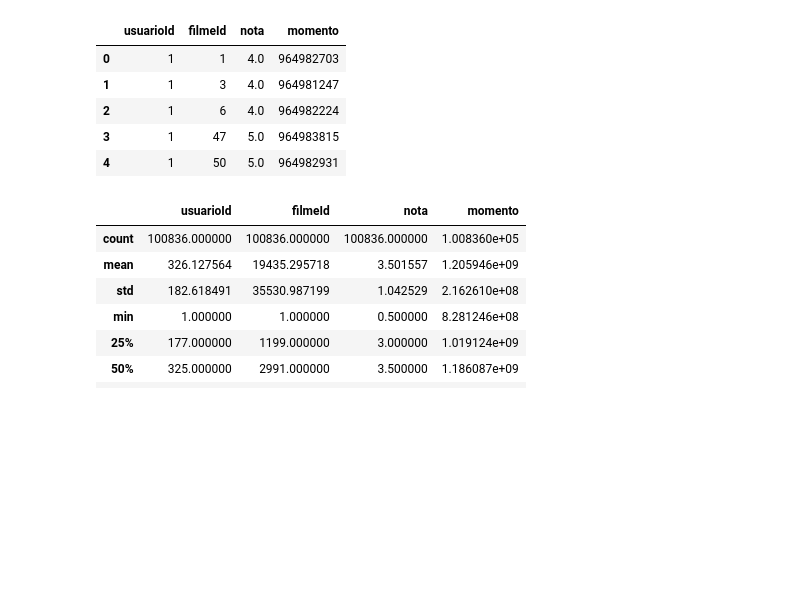
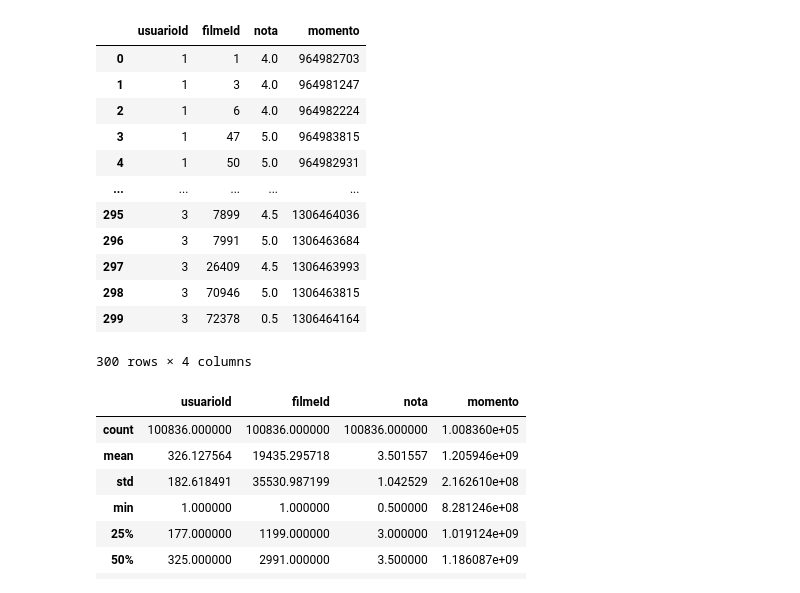
Before and after one commit to Leonerdo15/Learning_Machine_Learning, a Jupyter notebook: 5_Machine Learning intro a sistemas de recomendacao em Python/main.ipynb, the cells around one changed output. Cells and saved outputs as stored; diff of their text form; code cells hidden in the pictures; blank space fills up the shorter version.

```diff
--- a/5_Machine Learning intro a sistemas de recomendacao em Python/main.ipynb
+++ b/5_Machine Learning intro a sistemas de recomendacao em Python/main.ipynb
@@ -16,14 +23,21 @@ filmes.head()
 # %%
 notas = pd.read_csv("ml-latest-small/ratings.csv")
 notas.columns = ["usuarioId","filmeId","nota","momento"]
-notas.head()
+notas.head(300)
 # %% [output]
 |  | usuarioId | filmeId | nota | momento |
 | 0 | 1 | 1 | 4.0 | 964982703 |
 | 1 | 1 | 3 | 4.0 | 964981247 |
 | 2 | 1 | 6 | 4.0 | 964982224 |
 | 3 | 1 | 47 | 5.0 | 964983815 |
 | 4 | 1 | 50 | 5.0 | 964982931 |
+| ... | ... | ... | ... | ... |
+| 295 | 3 | 7899 | 4.5 | 1306464036 |
+| 296 | 3 | 7991 | 5.0 | 1306463684 |
+| 297 | 3 | 26409 | 4.5 | 1306463993 |
+| 298 | 3 | 70946 | 5.0 | 1306463815 |
+| 299 | 3 | 72378 | 0.5 | 1306464164 |
+300 rows × 4 columns
 # %%
 notas.describe()
 # %% [output]
```
Also changed, not shown: parts of 1 cell of this notebook, 1 other file.
